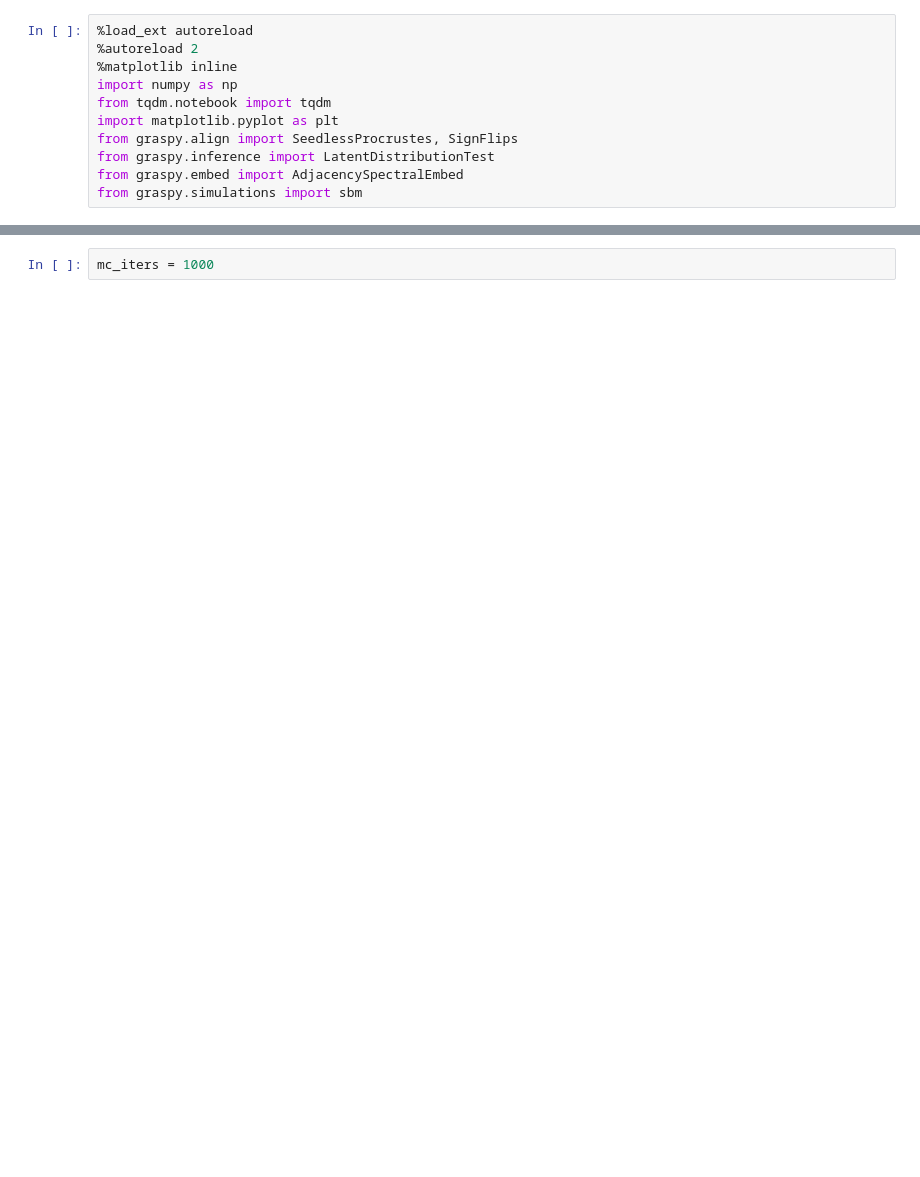
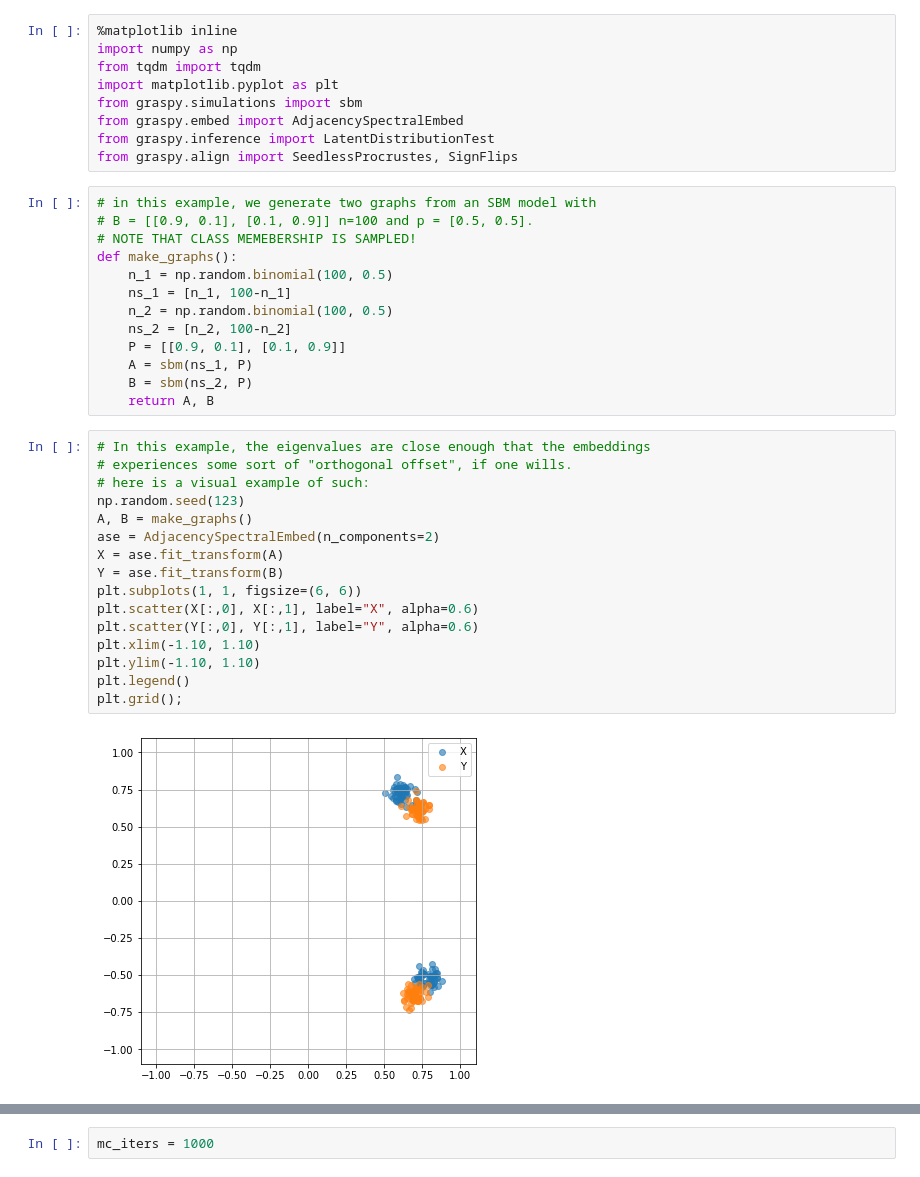
Before and after one commit to alyakin314/alyakin314.github.io, a Jupyter notebook: assets/seedless_2.ipynb, the cells around one changed output, grey strips where cells are left out. Cells and saved outputs as stored; diff of their text form; blank space fills up the shorter version.

Commit message:
modified seedless notebooks:

```diff
--- a/assets/seedless_2.ipynb
+++ b/assets/seedless_2.ipynb
@@ -1,11 +1,40 @@
 # %%
-%load_ext autoreload
-%autoreload 2
 %matplotlib inline
 import numpy as np
-from tqdm.notebook import tqdm
+from tqdm import tqdm
 import matplotlib.pyplot as plt
+from graspy.simulations import sbm
+from graspy.embed import AdjacencySpectralEmbed
+from graspy.inference import LatentDistributionTest
 from graspy.align import SeedlessProcrustes, SignFlips
-from graspy.inference import LatentDistributionTest
-from graspy.embed import AdjacencySpectralEmbed
-from graspy.simulations import sbm
+# %%
+# in this example, we generate two graphs from an SBM model with
+# B = [[0.9, 0.1], [0.1, 0.9]] n=100 and p = [0.5, 0.5].
+# NOTE THAT CLASS MEMEBERSHIP IS SAMPLED!
+def make_graphs():
+    n_1 = np.random.binomial(100, 0.5)
+    ns_1 = [n_1, 100-n_1]
+    n_2 = np.random.binomial(100, 0.5)
+    ns_2 = [n_2, 100-n_2]
+    P = [[0.9, 0.1], [0.1, 0.9]]
+    A = sbm(ns_1, P)
+    B = sbm(ns_2, P)
+    return A, B
+# %%
+# In this example, the eigenvalues are close enough that the embeddings
+# experiences some sort of "orthogonal offset", if one wills.
+# here is a visual example of such:
+np.random.seed(123)
+A, B = make_graphs()
+ase = AdjacencySpectralEmbed(n_components=2)
+X = ase.fit_transform(A)
+Y = ase.fit_transform(B)
+plt.subplots(1, 1, figsize=(6, 6))
+plt.scatter(X[:,0], X[:,1], label="X", alpha=0.6)
+plt.scatter(Y[:,0], Y[:,1], label="Y", alpha=0.6)
+plt.xlim(-1.10, 1.10)
+plt.ylim(-1.10, 1.10)
+plt.legend()
+plt.grid();
+# %% [output]
+[figure, added]
```
Also changed, not shown: parts of 10 cells of this notebook, 1 other file.
